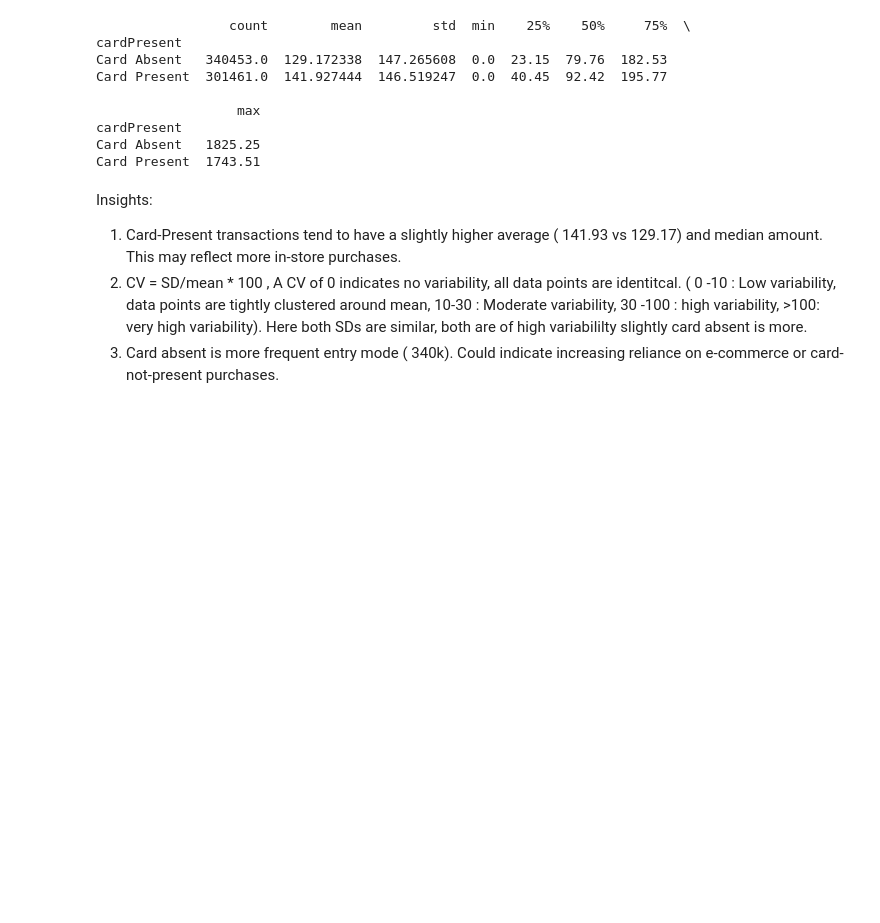
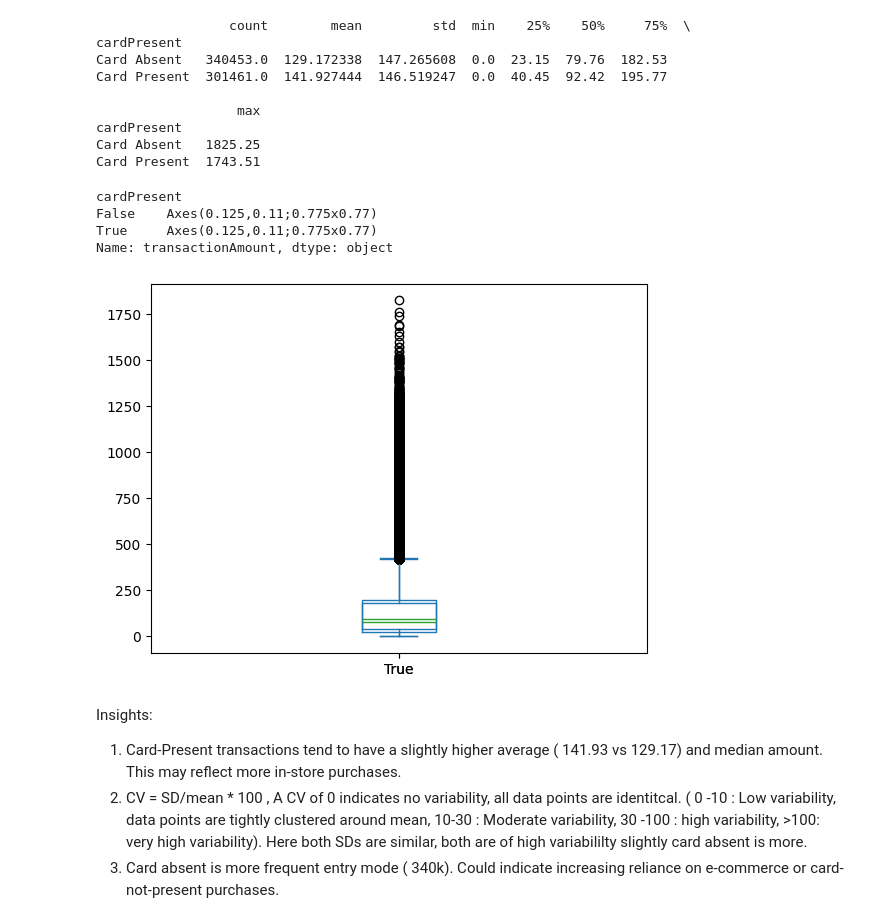
Before and after one commit to AsmitaOjha/Internship_ExtensoData_Work, a Jupyter notebook: Projects/Task_3_EDA/notebook/EDA_Questions.ipynb, the cells around one changed output. Saved outputs shown, nothing was run; the diff lists cells and outputs as text; code cells hidden in the pictures; blank space fills up the shorter version.

```diff
--- a/Projects/Task_3_EDA/notebook/EDA_Questions.ipynb
+++ b/Projects/Task_3_EDA/notebook/EDA_Questions.ipynb
@@ -1213,6 +1323,14 @@ Card Present  301461.0  141.927444  146.519247  0.0  40.45  92.42  195.77
 cardPresent
 Card Absent   1825.25
 Card Present  1743.51
+# %%
+sorted_df.groupby('cardPresent')['transactionAmount'].plot(kind='box')
+# %% [output]
+cardPresent
+False    Axes(0.125,0.11;0.775x0.77)
+True     Axes(0.125,0.11;0.775x0.77)
+Name: transactionAmount, dtype: object
+[figure, added]
 # %% [markdown]
 Insights:
 1. Card-Present transactions tend to have a slightly higher average ( 141.93 vs 129.17) and median amount. This may reflect more in-store purchases.
```
Also changed, not shown: parts of 21 cells of this notebook, 2 other files.
